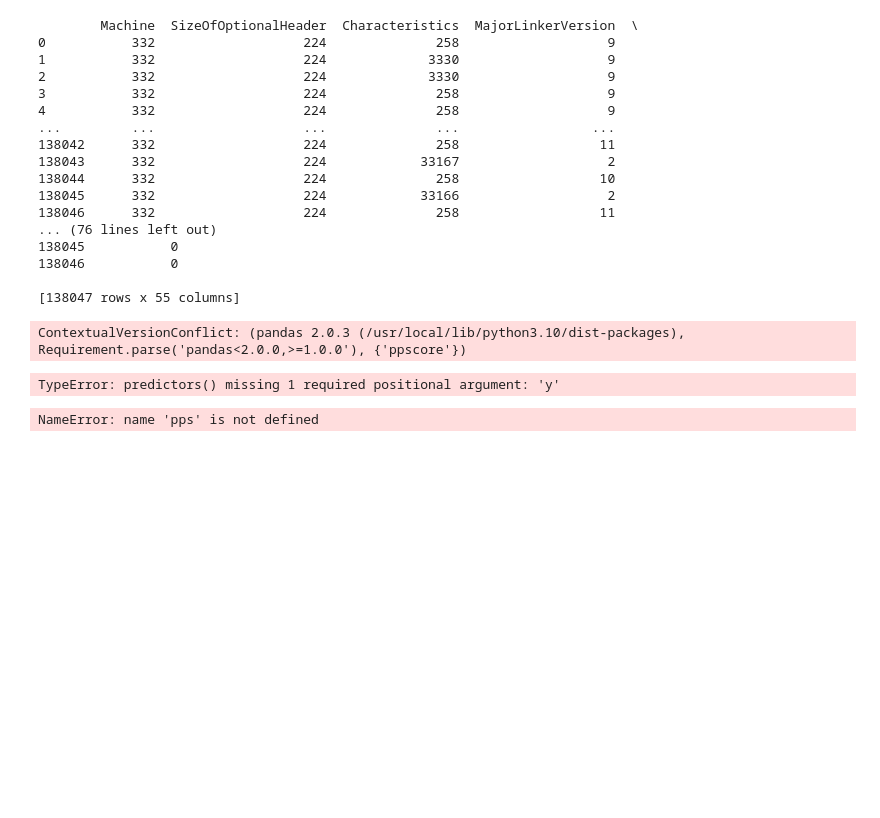
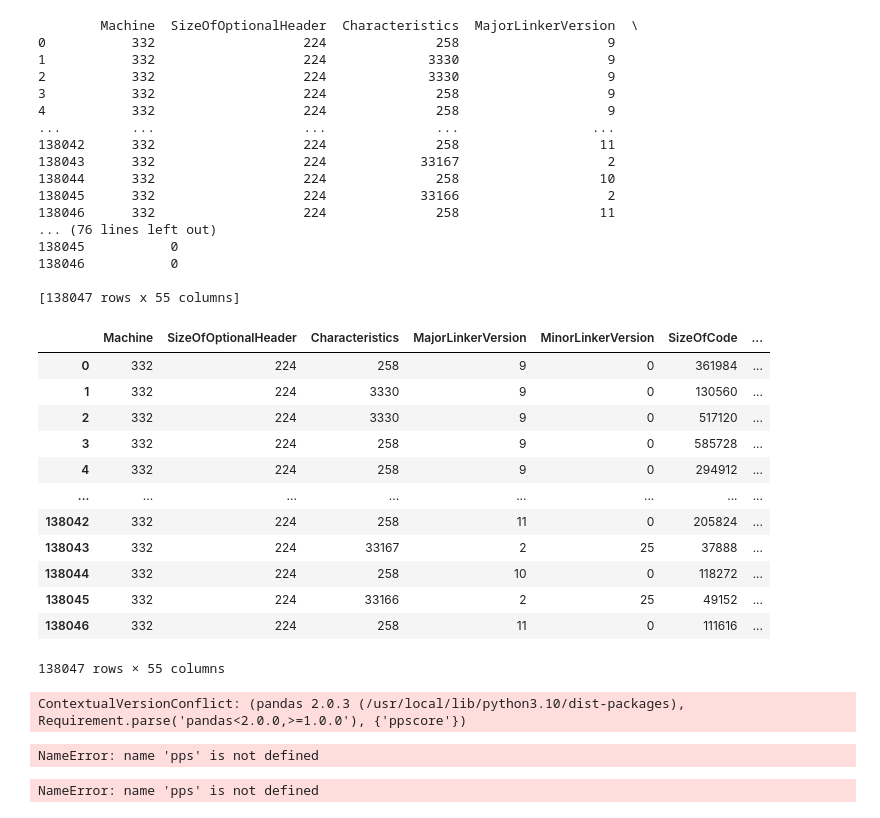
Before and after one commit to DSstratigou/Askhsh, a Jupyter notebook: stratigou_ask5_en3.ipynb, the cells around one changed output. Drawn from its saved outputs; the diff is of its cells as text; code cells hidden in the pictures; blank space fills up the shorter version.

```diff
--- a/stratigou_ask5_en3.ipynb
+++ b/stratigou_ask5_en3.ipynb
@@ -103,7 +100,21 @@ print(newdf1)
 [138047 rows x 55 columns]
 # %%
 # Εκτύπωση καθαρού συνόλου
-clean_newdf1=pd.DataFrame(newdf1)
+clean_newdf1
+# %% [output]
+|  | Machine | SizeOfOptionalHeader | Characteristics | MajorLinkerVersion | MinorLinkerVersion | SizeOfCode | ... |
+| 0 | 332 | 224 | 258 | 9 | 0 | 361984 | ... |
+| 1 | 332 | 224 | 3330 | 9 | 0 | 130560 | ... |
+| 2 | 332 | 224 | 3330 | 9 | 0 | 517120 | ... |
+| 3 | 332 | 224 | 258 | 9 | 0 | 585728 | ... |
+| 4 | 332 | 224 | 258 | 9 | 0 | 294912 | ... |
+| ... | ... | ... | ... | ... | ... | ... | ... |
+| 138042 | 332 | 224 | 258 | 11 | 0 | 205824 | ... |
+| 138043 | 332 | 224 | 33167 | 2 | 25 | 37888 | ... |
+| 138044 | 332 | 224 | 258 | 10 | 0 | 118272 | ... |
+| 138045 | 332 | 224 | 33166 | 2 | 25 | 49152 | ... |
+| 138046 | 332 | 224 | 258 | 11 | 0 | 111616 | ... |
+138047 rows × 55 columns
 # %%
 #υπολογισμός του πίνακα pps μεταξύ όλων των στηλών
 import ppscore as pps
@@ -111,11 +122,11 @@ pps.matrix(newdf1)
 # %% [output]
 ContextualVersionConflict: (pandas 2.0.3 (/usr/local/lib/python3.10/dist-packages), Requirement.parse('pandas<2.0.0,>=1.0.0'), {'ppscore'})
 # %%
-
-predictors_newdf1 = pps.predictors(newdf1)
+import seaborn as sns
+predictors_newdf1 = pps.predictors(newdf1, y="y")
 sns.barplot(data=predictors_newdf1, x="x", y="ppscore")
 # %% [output]
-TypeError: predictors() missing 1 required positional argument: 'y'
+NameError: name 'pps' is not defined
 # %%
 import seaborn as sns
 matrix_newdf1 = pps.matrix(newdf1)[['x', 'y', 'ppscore']].pivot(columns='x', index='y', values='ppscore')
```
Also changed, not shown: parts of 2 cells of this notebook.
